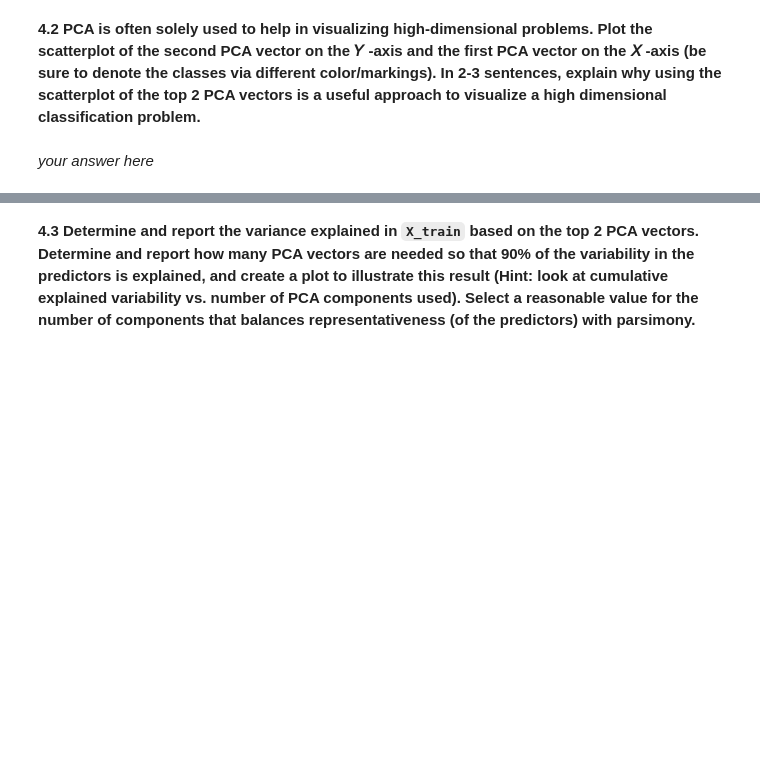
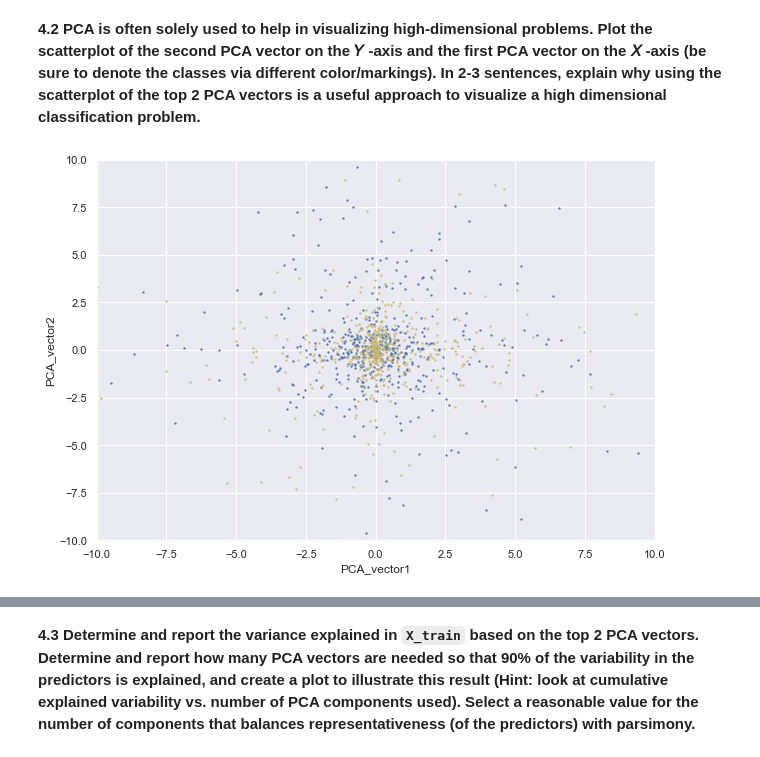
Before and after one commit to kkvalsvik/DataScience_cs109a_Harvard, a Jupyter notebook: cs_s109a_hw4.ipynb, the cells around one changed output, grey strips where cells are left out. Saved outputs shown, nothing was run; the diff lists cells and outputs as text; code cells hidden in the pictures; blank space fills up the shorter version.

```diff
--- a/cs_s109a_hw4.ipynb
+++ b/cs_s109a_hw4.ipynb
@@ -475,0 +532,17 @@ Overall misclassification rate in test: 0.13829787234042556
+# %%
+# Standardize (rather than normalize):
+from sklearn.preprocessing import StandardScaler
+scaler = StandardScaler().fit(X_train)
+X_trainStd = scaler.transform(X_train)
+X_trainStd = pd.DataFrame(X_trainStd, columns = X_train.columns, index = X_train.index)
+X_testStd = scaler.transform(X_test)
+X_testStd = pd.DataFrame(X_testStd, columns = X_test.columns, index = X_test.index)
+
+# create/fit the 'full' pca transformation
+pca = PCA().fit(X_trainStd)
+# apply the pca transformation to the full predictor set
+pcaTrain = pca.transform(X_trainStd)
+pcaTest = pca.transform(X_testStd)
+print('The shape of pcaTrain is {}'.format(pcaTrain.shape))
+print('The shape of pcaTest is {}'.format(pcaTest.shape))
+pcaTrain_df = pd.DataFrame(pcaTrain)
@@ -482,2 +557,17 @@ Overall misclassification rate in test: 0.13829787234042556
-# %% [markdown]
-*your answer here*
+# %%
+PCA_vector1_ALL = pcaTrain[y_train==0][0,:]
+PCA_vector1_AML = pcaTrain[y_train==1][0,:]
+PCA_vector2_ALL = pcaTrain[y_train==0][1,:]
+PCA_vector2_AML = pcaTrain[y_train==1][1,:]
+
+plt.figure(figsize=(10,7))
+plt.scatter(PCA_vector1_ALL, PCA_vector2_ALL, color='b', alpha=0.8, s=2)
+plt.scatter(PCA_vector1_AML, PCA_vector2_AML, color='y', alpha=0.8, s=2)
+plt.xlabel('PCA_vector1')
+plt.ylabel('PCA_vector2')
+plt.ylim((-10, 10))
+plt.xlim((-10, 10))
+# plt.title('Plot showing distribution of vectors')
+plt.show()
+# %% [output]
+[figure, added]
```
Also changed, not shown: parts of 23 cells of this notebook.
